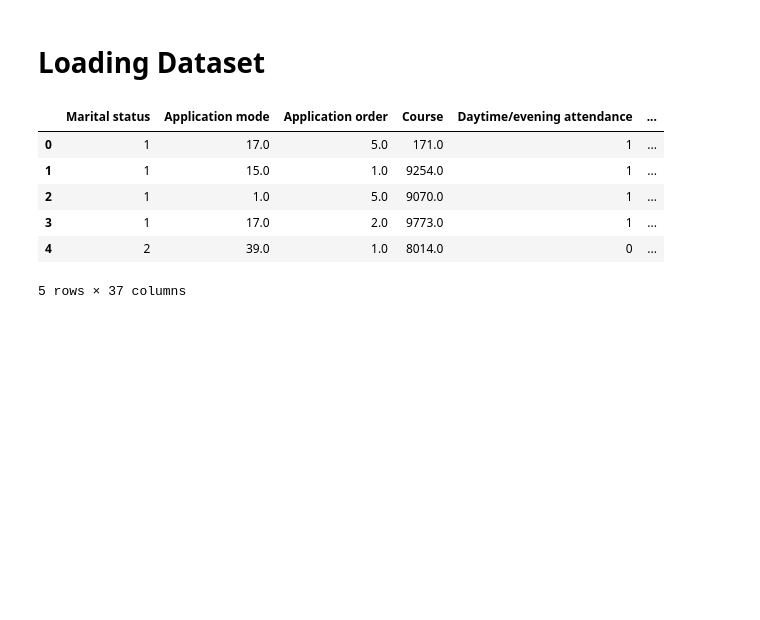
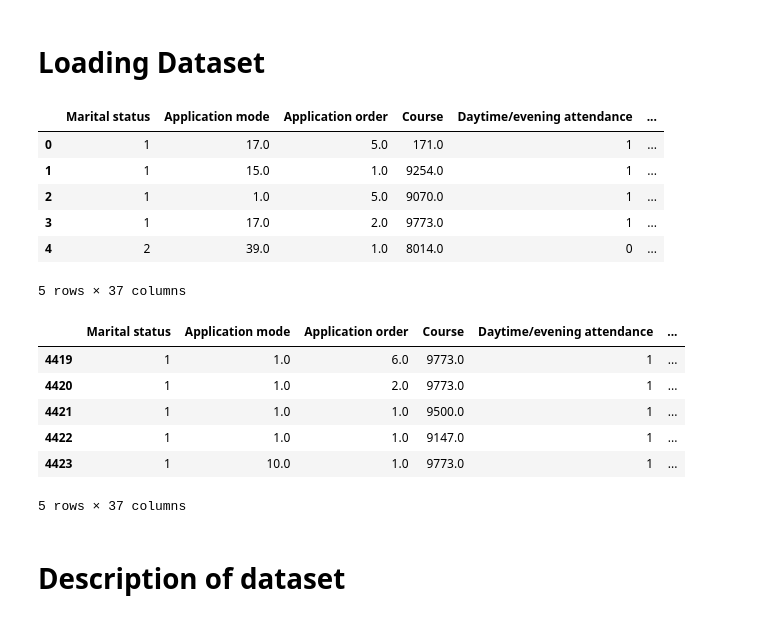
Before and after one commit to sba25078/HDipData_CA1-assignment-for-machine-learning-, a Jupyter notebook: ML_HDipData_CA1.ipynb, the cells around one changed output. Cells and saved outputs as stored; diff of their text form; code cells hidden in the pictures; blank space fills up the shorter version.

```diff
--- a/ML_HDipData_CA1.ipynb
+++ b/ML_HDipData_CA1.ipynb
@@ -18,3 +18,15 @@ df.head()
 | 3 | 1 | 17.0 | 2.0 | 9773.0 | 1 | ... |
 | 4 | 2 | 39.0 | 1.0 | 8014.0 | 0 | ... |
 5 rows × 37 columns
+# %%
+df.tail()
+# %% [output]
+|  | Marital status | Application mode | Application order | Course | Daytime/evening attendance | ... |
+| 4419 | 1 | 1.0 | 6.0 | 9773.0 | 1 | ... |
+| 4420 | 1 | 1.0 | 2.0 | 9773.0 | 1 | ... |
+| 4421 | 1 | 1.0 | 1.0 | 9500.0 | 1 | ... |
+| 4422 | 1 | 1.0 | 1.0 | 9147.0 | 1 | ... |
+| 4423 | 1 | 10.0 | 1.0 | 9773.0 | 1 | ... |
+5 rows × 37 columns
+# %% [markdown]
+# Description of dataset
```
Also changed, not shown: parts of 2 cells of this notebook.
